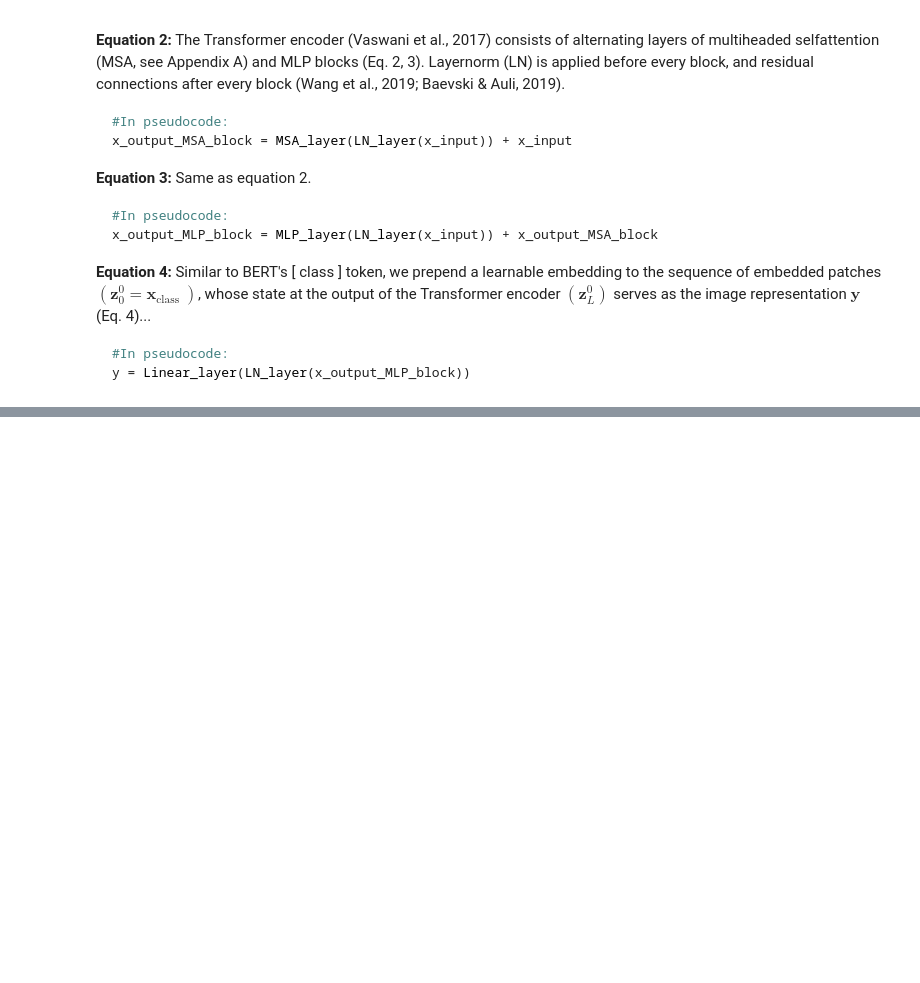
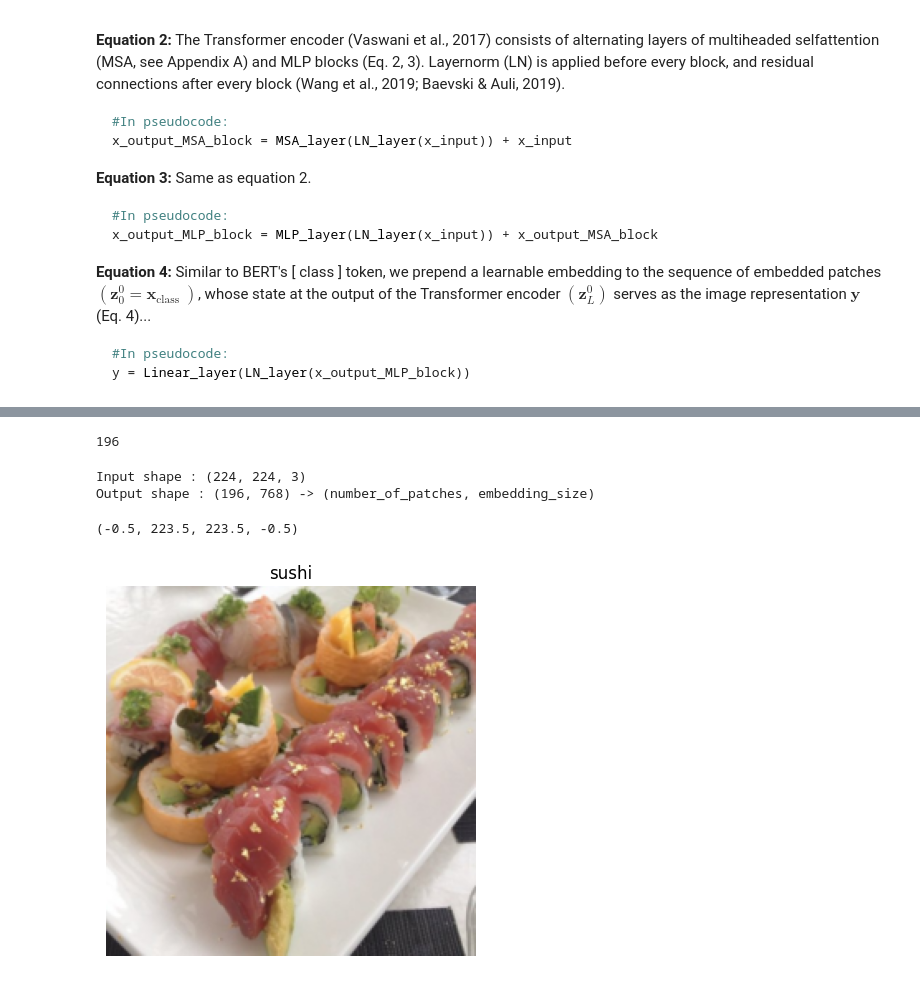
Before and after one commit to DutchVandaline/Artificial_Intelligence, a Jupyter notebook: Vision_Transformer_self_build.ipynb, the cells around one changed output, grey strips where cells are left out. Saved outputs shown, nothing was run; the diff lists cells and outputs as text; code cells hidden in the pictures; blank space fills up the shorter version.

Commit message:
Made patch embeddings

```diff
--- a/Vision_Transformer_self_build.ipynb
+++ b/Vision_Transformer_self_build.ipynb
@@ -142,0 +180,32 @@ y = Linear_layer(LN_layer(x_output_MLP_block))
+# %%
+height = 224
+width = 224
+color_channels = 3
+patch_size = 16
+
+# calculate the number of patches N
+number_of_patches = int((height*width)/ patch_size**2)
+number_of_patches
+# %% [output]
+196
+# %%
+# Calculate the input shape
+embedding_layer_input_shape = (height, width, color_channels)
+
+# Calculate the output shape
+embedding_layer_output_shape = (number_of_patches, patch_size ** 2 * color_channels)
+
+print(f"Input shape : {embedding_layer_input_shape}")
+print(f"Output shape : {embedding_layer_output_shape} -> (number_of_patches, embedding_size)")
+# %% [output]
+Input shape : (224, 224, 3)
+Output shape : (196, 768) -> (number_of_patches, embedding_size)
+# %%
+image_permuted = image.permute(1,2,0)
+
+plt.imshow(image.permute(1,2,0))
+plt.title(class_names[label])
+plt.axis(False)
+# %% [output]
+(-0.5, 223.5, 223.5, -0.5)
+[figure, added]
```
Also changed, not shown: parts of 11 cells of this notebook.
